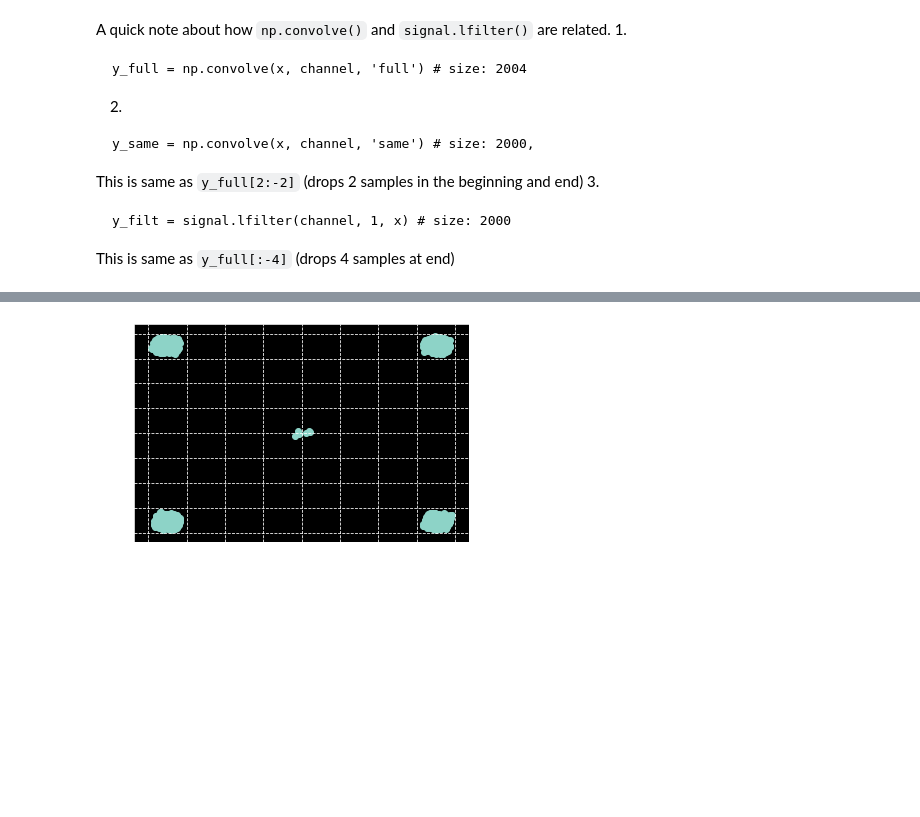
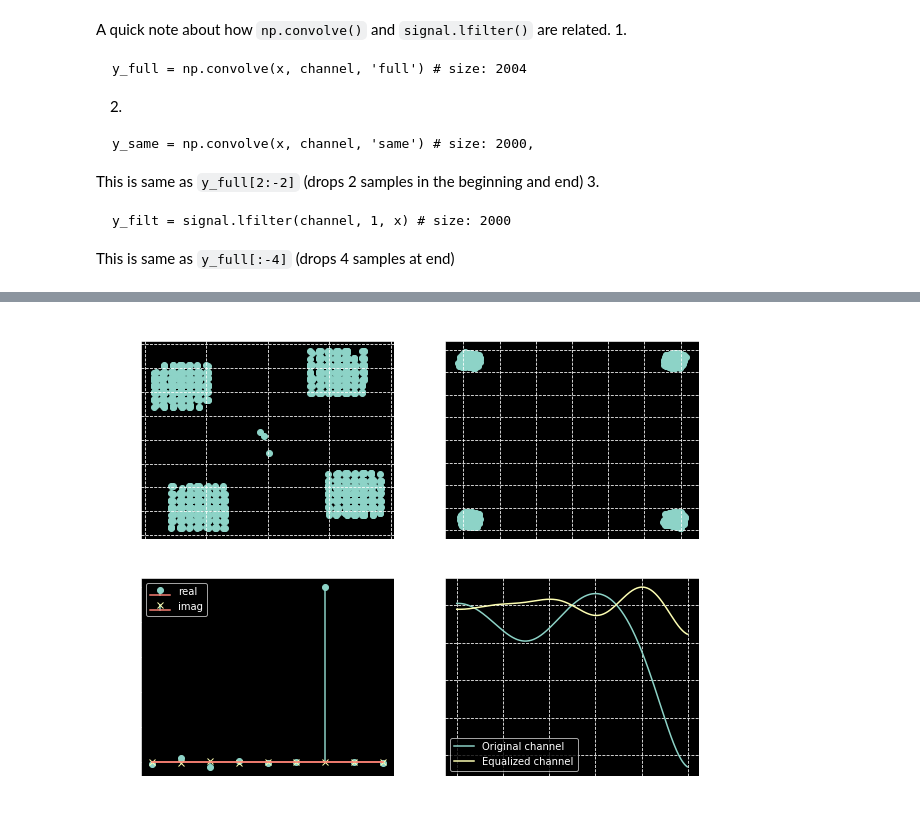
Before and after one commit to mohantyk/dsp_in_comm, a Jupyter notebook: chap4.ipynb, the cells around one changed output, grey strips where cells are left out. Saved outputs shown, nothing was run; the diff lists cells and outputs as text; code cells hidden in the pictures; blank space fills up the shorter version.

Commit message:
Consolidate MMSE plots

```diff
--- a/chap4.ipynb
+++ b/chap4.ipynb
@@ -188,6 +166,25 @@ EVM: -27.26 dB , 4.3342 (% rms)
 SNR: 39.3 dB
-# %%
-plt.scatter(estimation.real, estimation.imag);
-plt.grid(linestyle='dashed');
-# %% [output]
-[figure, removed]
+# %%
+fig, ((ax1, ax2), (ax3, ax4)) = plt.subplots(2, 2, figsize=(10,8))
+ax1.scatter(observations.real, observations.imag)
+ax1.grid(linestyle='dashed')
+ax1.set_title('Observations Y[n]')
+
+ax2.scatter(estimation[D:].real, estimation[D:].imag);
+ax2.grid(linestyle='dashed');
+ax2.set_title('Estimate of x with EVM={:.2f}dB'.format(evm_db));
+
+ax3.stem(corrected_channel.real, markerfmt='o', label='real')
+ax3.stem(corrected_channel.imag, markerfmt='x', label='imag')
+ax3.legend()
+ax3.set_title('Corrected channel')
+
+w, h = signal.freqz(channel, 1)
+ax4.plot(w/(2*pi), 20*np.log10(abs(h)), label='Original channel')
+w, h = signal.freqz(corrected_channel, 1)
+ax4.plot(w/(2*pi), 20*np.log10(abs(h)), label='Equalized channel');
+ax4.set_title('Magnitude Responses')
+ax4.legend()
+ax4.grid(linestyle='dashed');
+# %% [output]
+[figure, added]
```
Also changed, not shown: parts of 12 cells of this notebook.
